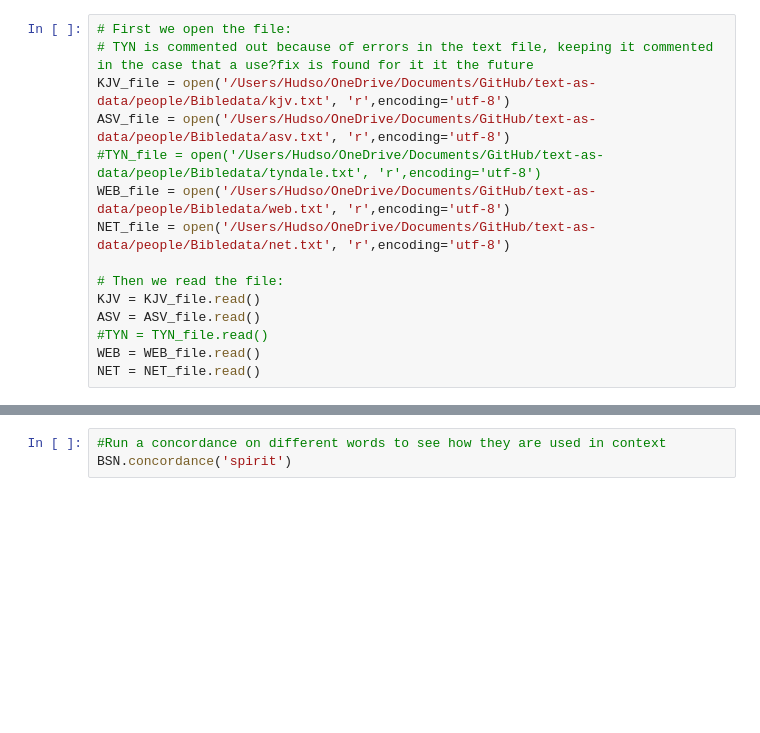
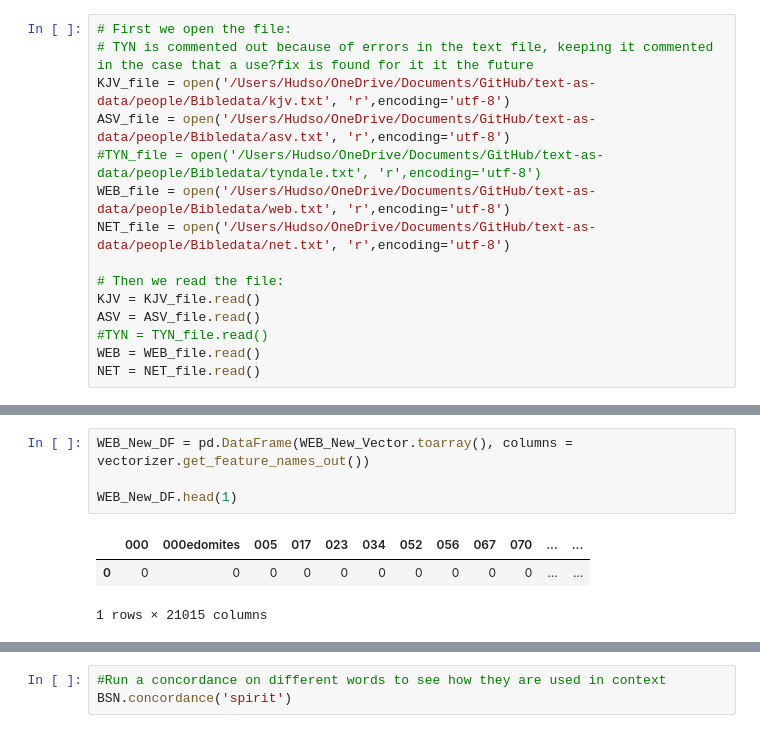
Before and after one commit to Hudson-Walton/370, a Jupyter notebook: BibleProject.ipynb, the cells around one changed output, grey strips where cells are left out. Drawn from its saved outputs; the diff is of its cells as text; blank space fills up the shorter version.

```diff
--- a/BibleProject.ipynb
+++ b/BibleProject.ipynb
@@ -92,0 +231,8 @@ TranDF.head(4)
+# %%
+WEB_New_DF = pd.DataFrame(WEB_New_Vector.toarray(), columns = vectorizer.get_feature_names_out())
+
+WEB_New_DF.head(1)
+# %% [output]
+|  | 000 | 000edomites | 005 | 017 | 023 | 034 | 052 | 056 | 067 | 070 | ... | ... |
+| 0 | 0 | 0 | 0 | 0 | 0 | 0 | 0 | 0 | 0 | 0 | ... | ... |
+1 rows × 21015 columns
```
Also changed, not shown: parts of 43 cells of this notebook.
